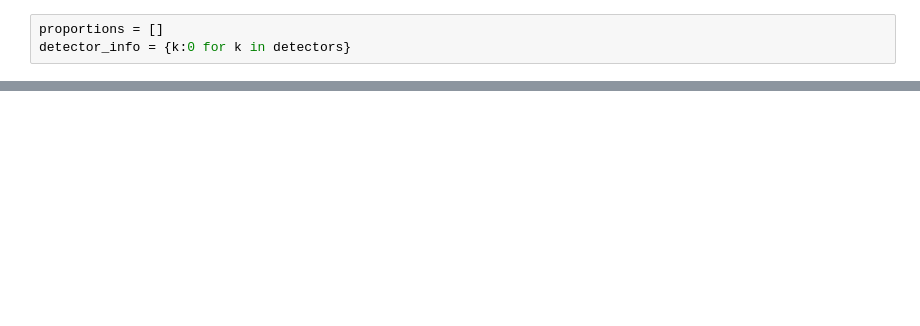
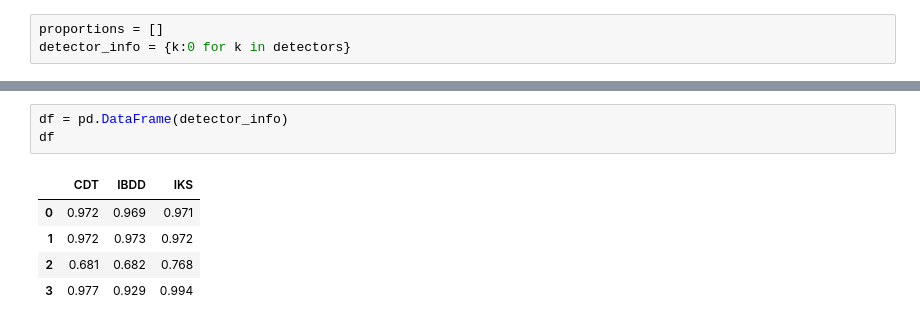
Before and after one commit to luizfernandolj/CDT, a Jupyter notebook: analysis.ipynb, the cells around one changed output, grey strips where cells are left out. Saved outputs shown, nothing was run; the diff lists cells and outputs as text; blank space fills up the shorter version.

```diff
--- a/analysis.ipynb
+++ b/analysis.ipynb
@@ -47 +58,10 @@ for file in os.listdir(f"results/"):
+# %%
+df = pd.DataFrame(detector_info)
+df
+# %% [output]
+|  | CDT | IBDD | IKS |
+| 0 | 0.972 | 0.969 | 0.971 |
+| 1 | 0.972 | 0.973 | 0.972 |
+| 2 | 0.681 | 0.682 | 0.768 |
+| 3 | 0.977 | 0.929 | 0.994 |
 # %%
```
Also changed, not shown: parts of 6 cells of this notebook, 8 other files.
